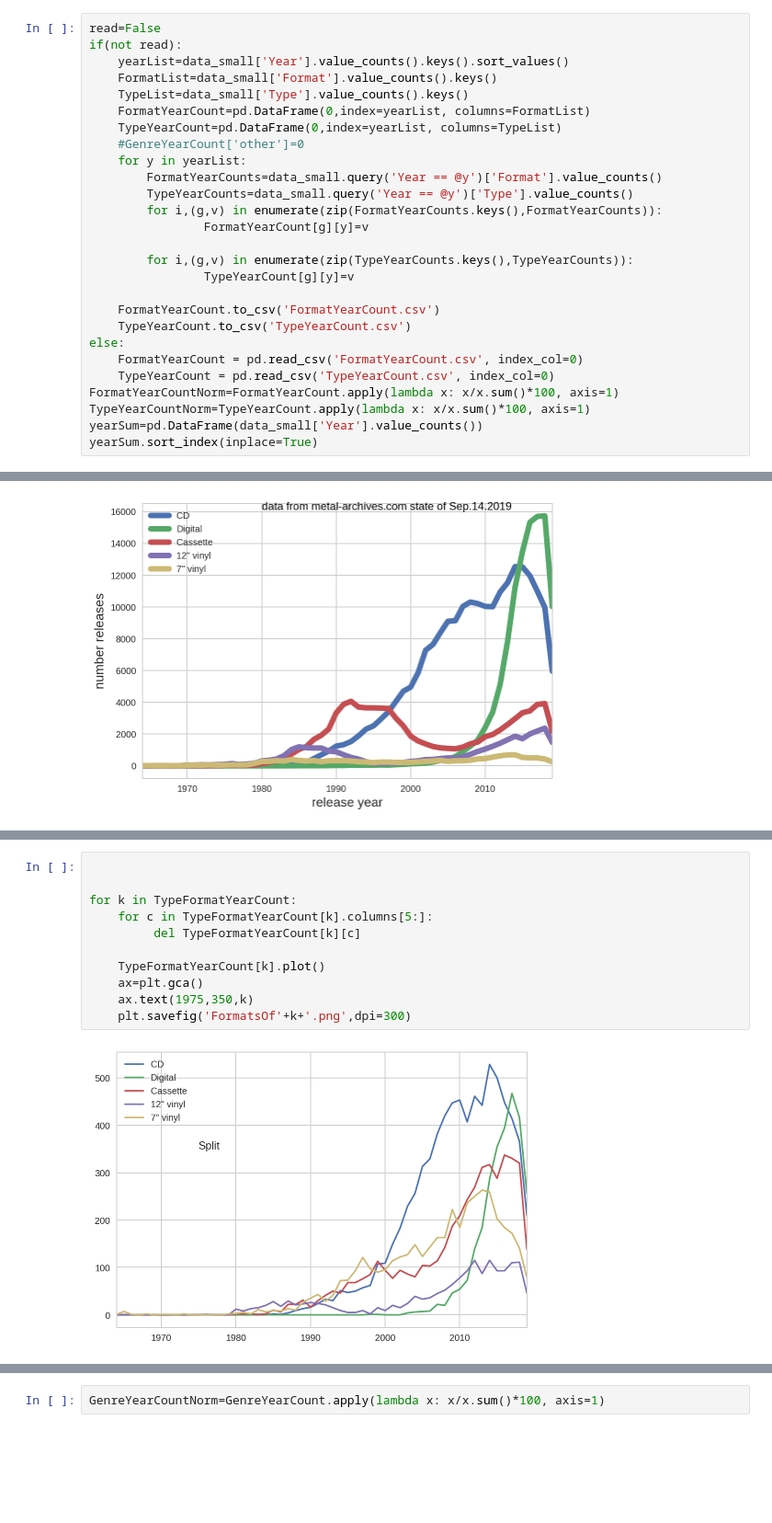
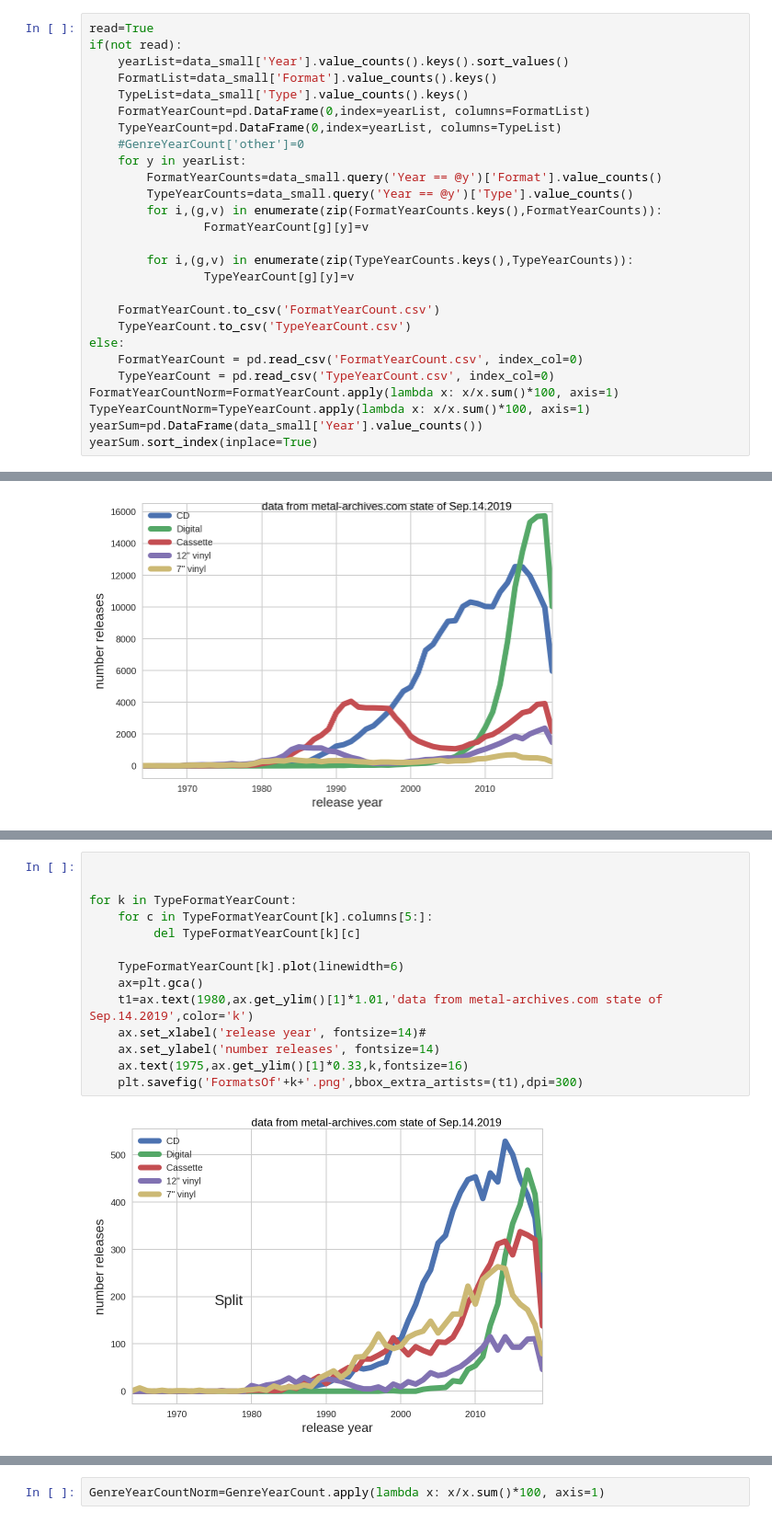
Before and after one commit to 74minutos/Metal-History-Data-Analysis, a Jupyter notebook: AlbumInfoFun.ipynb, the cells around one changed output, grey strips where cells are left out. Shown at 92% size. Saved outputs shown, nothing was run; the diff lists cells and outputs as text; blank space fills up the shorter version.

```diff
--- a/AlbumInfoFun.ipynb
+++ b/AlbumInfoFun.ipynb
@@ -247,7 +247,7 @@ data_small.query('Year == @y85')['GenreMain'].value_counts()['Heavy']
 # %% [output]
 260
 # %%
-read=False
+read=True
 if(not read):
     yearList=data_small['Year'].value_counts().keys().sort_values()
     FormatList=data_small['Format'].value_counts().keys()
@@ -382,13 +386,16 @@ plt.savefig('FormatsPerYear.png',bbox_extra_artists=(t1),dpi=300)
 # %%
 
 
 for k in TypeFormatYearCount:
     for c in TypeFormatYearCount[k].columns[5:]:
          del TypeFormatYearCount[k][c]
 
-    TypeFormatYearCount[k].plot()
+    TypeFormatYearCount[k].plot(linewidth=6)
     ax=plt.gca()
-    ax.text(1975,350,k)
-    plt.savefig('FormatsOf'+k+'.png',dpi=300)
+    t1=ax.text(1980,ax.get_ylim()[1]*1.01,'data from metal-archives.com state of Sep.14.2019',color='k')
+    ax.set_xlabel('release year', fontsize=14)#
+    ax.set_ylabel('number releases', fontsize=14)
+    ax.text(1975,ax.get_ylim()[1]*0.33,k,fontsize=16)
+    plt.savefig('FormatsOf'+k+'.png',bbox_extra_artists=(t1),dpi=300)
 # %% [output]
-[figure, old version]
+[figure, new version]
```
Also changed, not shown: parts of 2 cells of this notebook, 7 other files.
